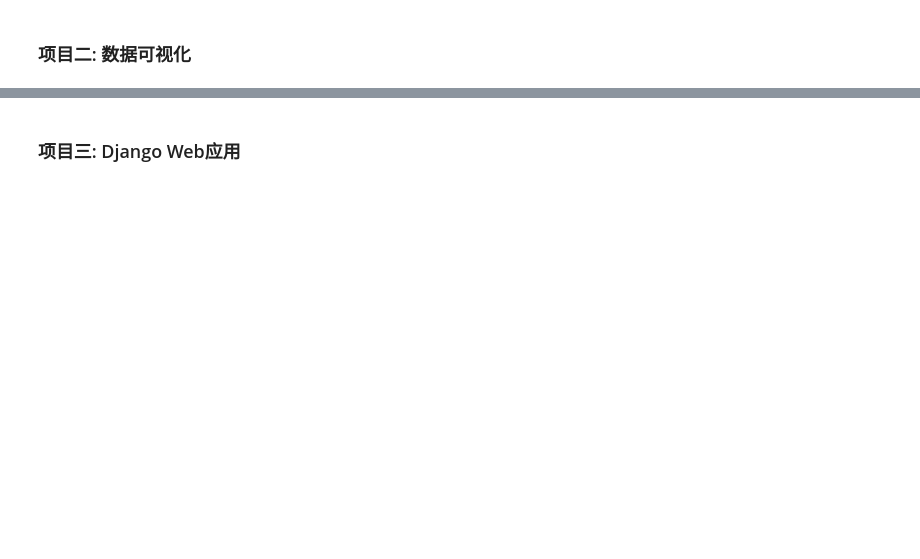
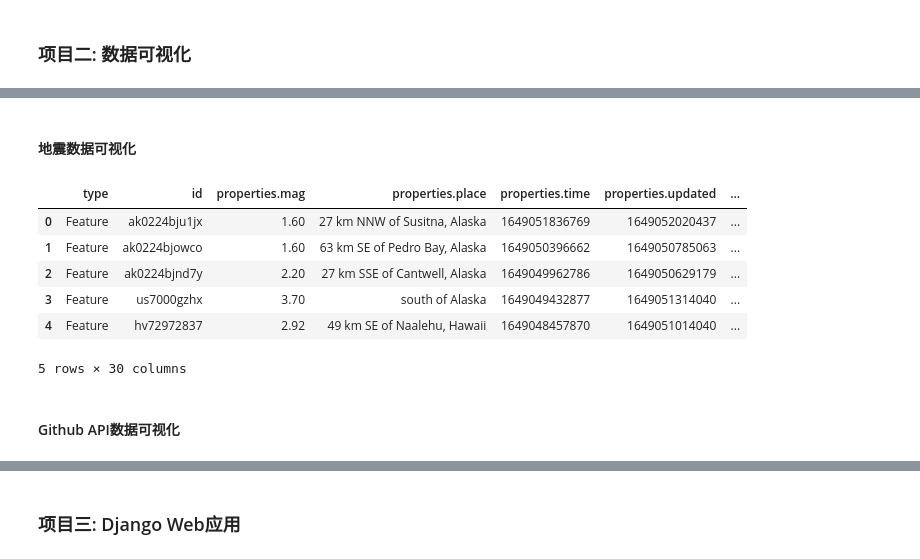
Before and after one commit to zhoujing204/python_course, a Jupyter notebook: src/01-introduction/01-introduction.ipynb, the cells around one changed output, grey strips where cells are left out. Saved outputs shown, nothing was run; the diff lists cells and outputs as text; code cells hidden in the pictures; blank space fills up the shorter version.

```diff
--- a/src/01-introduction/01-introduction.ipynb
+++ b/src/01-introduction/01-introduction.ipynb
@@ -94,0 +180,26 @@
+# %% [markdown]
+#### 地震数据可视化
+# %%
+import pandas as pd
+from pathlib import Path
+import json
+
+# Read data as a string and convert to a Python object.
+path = Path('eq_data/eq_data_30_day_m1.geojson')
+contents = path.read_text(encoding='utf-8')
+all_eq_data = json.loads(contents)
+
+# Examine all earthquakes in the dataset.
+all_eq_dicts = all_eq_data['features']  # 一个列表，每个元素是一个字典
+
+# 将嵌套在列表中的嵌套的字典展开，得到一个二维的dataframe
+df_flat = pd.json_normalize(all_eq_dicts)
+df_flat[:5]
+# %% [output]
+|  | type | id | properties.mag | properties.place | properties.time | properties.updated | ... |
+| 0 | Feature | ak0224bju1jx | 1.60 | 27 km NNW of Susitna, Alaska | 1649051836769 | 1649052020437 | ... |
+| 1 | Feature | ak0224bjowco | 1.60 | 63 km SE of Pedro Bay, Alaska | 1649050396662 | 1649050785063 | ... |
+| 2 | Feature | ak0224bjnd7y | 2.20 | 27 km SSE of Cantwell, Alaska | 1649049962786 | 1649050629179 | ... |
+| 3 | Feature | us7000gzhx | 3.70 | south of Alaska | 1649049432877 | 1649051314040 | ... |
+| 4 | Feature | hv72972837 | 2.92 | 49 km SE of Naalehu, Hawaii | 1649048457870 | 1649051014040 | ... |
+5 rows × 30 columns
@@ -94,0 +230,2 @@
+# %% [markdown]
+#### Github API数据可视化
```
Also changed, not shown: parts of 24 cells of this notebook, 21 other files.
